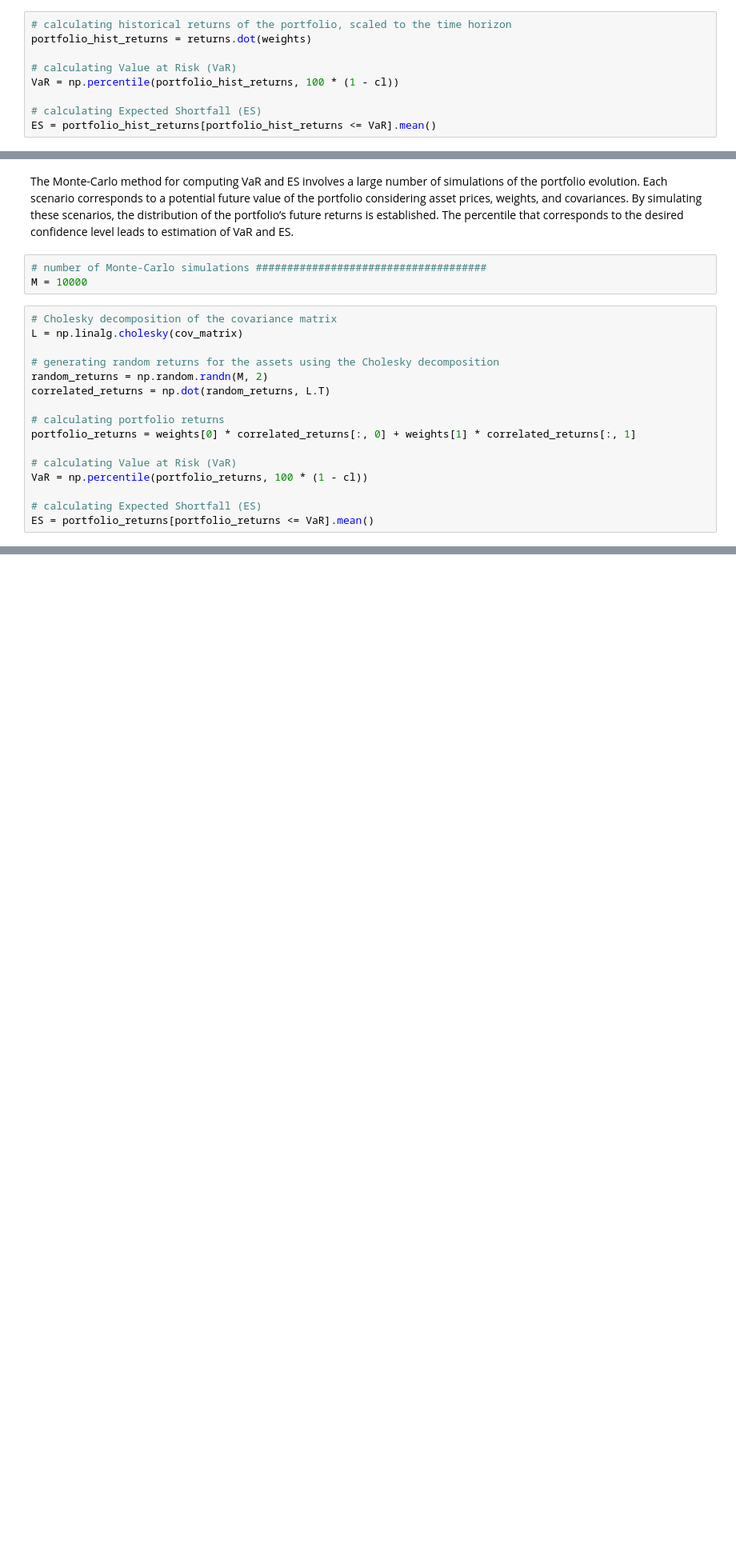
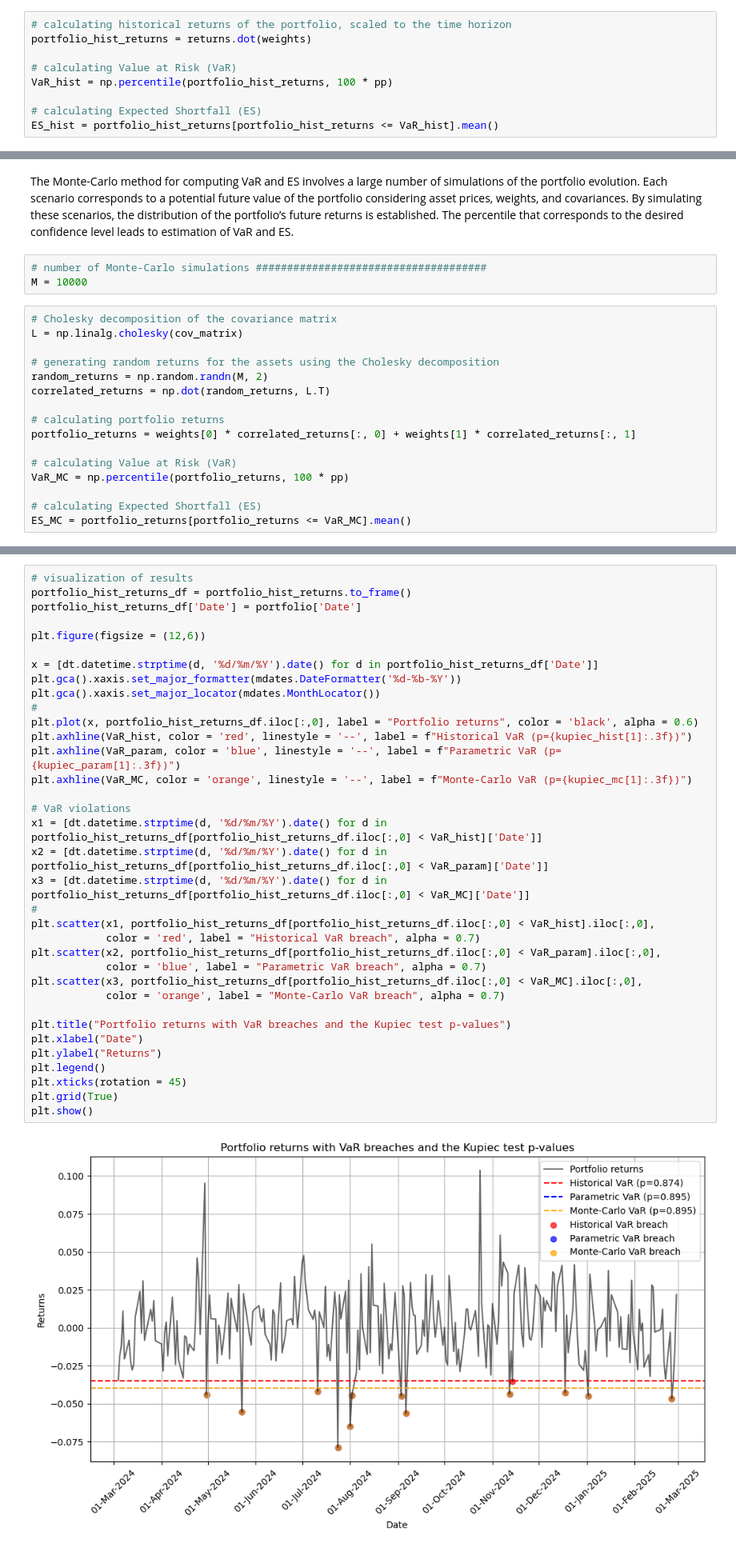
Before and after one commit to ANakonieczna/Computational-Finance, a Jupyter notebook: 02_PRACTICE_OptionPricing_Vol_VaR_ES_ModelValid.ipynb, the cells around one changed output, grey strips where cells are left out. Shown at 80% size. Cells and saved outputs as stored; diff of their text form; blank space fills up the shorter version.

```diff
--- a/02_PRACTICE_OptionPricing_Vol_VaR_ES.ipynb
+++ b/02_PRACTICE_OptionPricing_Vol_VaR_ES_ModelValid.ipynb
@@ -756,9 +773,9 @@ The historical method of calculating VaR and ES uses historical returns to estim
 portfolio_hist_returns = returns.dot(weights)
 
 # calculating Value at Risk (VaR)
-VaR = np.percentile(portfolio_hist_returns, 100 * (1 - cl))
+VaR_hist = np.percentile(portfolio_hist_returns, 100 * pp)
 
 # calculating Expected Shortfall (ES)
-ES = portfolio_hist_returns[portfolio_hist_returns <= VaR].mean()
+ES_hist = portfolio_hist_returns[portfolio_hist_returns <= VaR_hist].mean()
 # %%
 # printing the VaR and ES values
@@ -834,9 +851,9 @@ correlated_returns = np.dot(random_returns, L.T)
 portfolio_returns = weights[0] * correlated_returns[:, 0] + weights[1] * correlated_returns[:, 1]
 
 # calculating Value at Risk (VaR)
-VaR = np.percentile(portfolio_returns, 100 * (1 - cl))
+VaR_MC = np.percentile(portfolio_returns, 100 * pp)
 
 # calculating Expected Shortfall (ES)
-ES = portfolio_returns[portfolio_returns <= VaR].mean()
+ES_MC = portfolio_returns[portfolio_returns <= VaR_MC].mean()
 # %%
 # printing the VaR and ES values
@@ -859,0 +1017,37 @@ plt.show()
+# %%
+# visualization of results
+portfolio_hist_returns_df = portfolio_hist_returns.to_frame()
+portfolio_hist_returns_df['Date'] = portfolio['Date']
+
+plt.figure(figsize = (12,6))
+
+x = [dt.datetime.strptime(d, '%d/%m/%Y').date() for d in portfolio_hist_returns_df['Date']]
+plt.gca().xaxis.set_major_formatter(mdates.DateFormatter('%d-%b-%Y'))
+plt.gca().xaxis.set_major_locator(mdates.MonthLocator())
+#
+plt.plot(x, portfolio_hist_returns_df.iloc[:,0], label = "Portfolio returns", color = 'black', alpha = 0.6)
+plt.axhline(VaR_hist, color = 'red', linestyle = '--', label = f"Historical VaR (p={kupiec_hist[1]:.3f})")
+plt.axhline(VaR_param, color = 'blue', linestyle = '--', label = f"Parametric VaR (p={kupiec_param[1]:.3f})")
+plt.axhline(VaR_MC, color = 'orange', linestyle = '--', label = f"Monte-Carlo VaR (p={kupiec_mc[1]:.3f})")
+
+# VaR violations
+x1 = [dt.datetime.strptime(d, '%d/%m/%Y').date() for d in portfolio_hist_returns_df[portfolio_hist_returns_df.iloc[:,0] < VaR_hist]['Date']]
+x2 = [dt.datetime.strptime(d, '%d/%m/%Y').date() for d in portfolio_hist_returns_df[portfolio_hist_returns_df.iloc[:,0] < VaR_param]['Date']]
+x3 = [dt.datetime.strptime(d, '%d/%m/%Y').date() for d in portfolio_hist_returns_df[portfolio_hist_returns_df.iloc[:,0] < VaR_MC]['Date']]
+#
+plt.scatter(x1, portfolio_hist_returns_df[portfolio_hist_returns_df.iloc[:,0] < VaR_hist].iloc[:,0],
+            color = 'red', label = "Historical VaR breach", alpha = 0.7)
+plt.scatter(x2, portfolio_hist_returns_df[portfolio_hist_returns_df.iloc[:,0] < VaR_param].iloc[:,0],
+            color = 'blue', label = "Parametric VaR breach", alpha = 0.7)
+plt.scatter(x3, portfolio_hist_returns_df[portfolio_hist_returns_df.iloc[:,0] < VaR_MC].iloc[:,0],
+            color = 'orange', label = "Monte-Carlo VaR breach", alpha = 0.7)
+
+plt.title("Portfolio returns with VaR breaches and the Kupiec test p-values")
+plt.xlabel("Date")
+plt.ylabel("Returns")
+plt.legend()
+plt.xticks(rotation = 45)
+plt.grid(True)
+plt.show()
+# %% [output]
+[figure, added]
```
Also changed, not shown: parts of 46 cells of this notebook.
